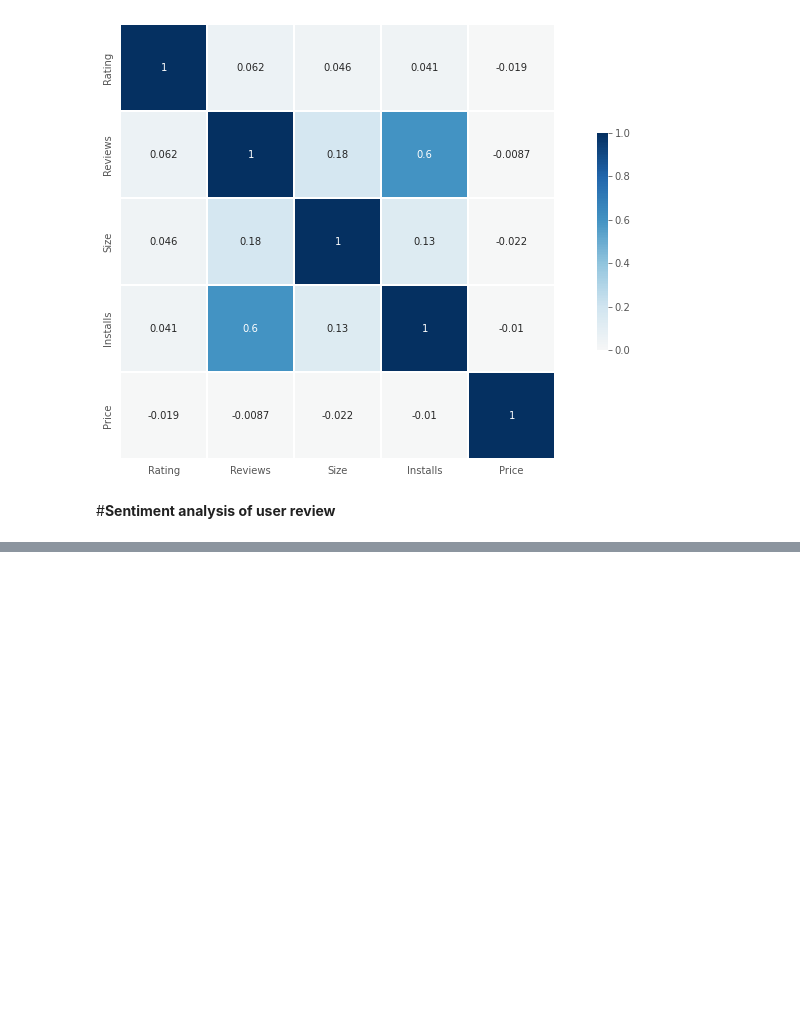
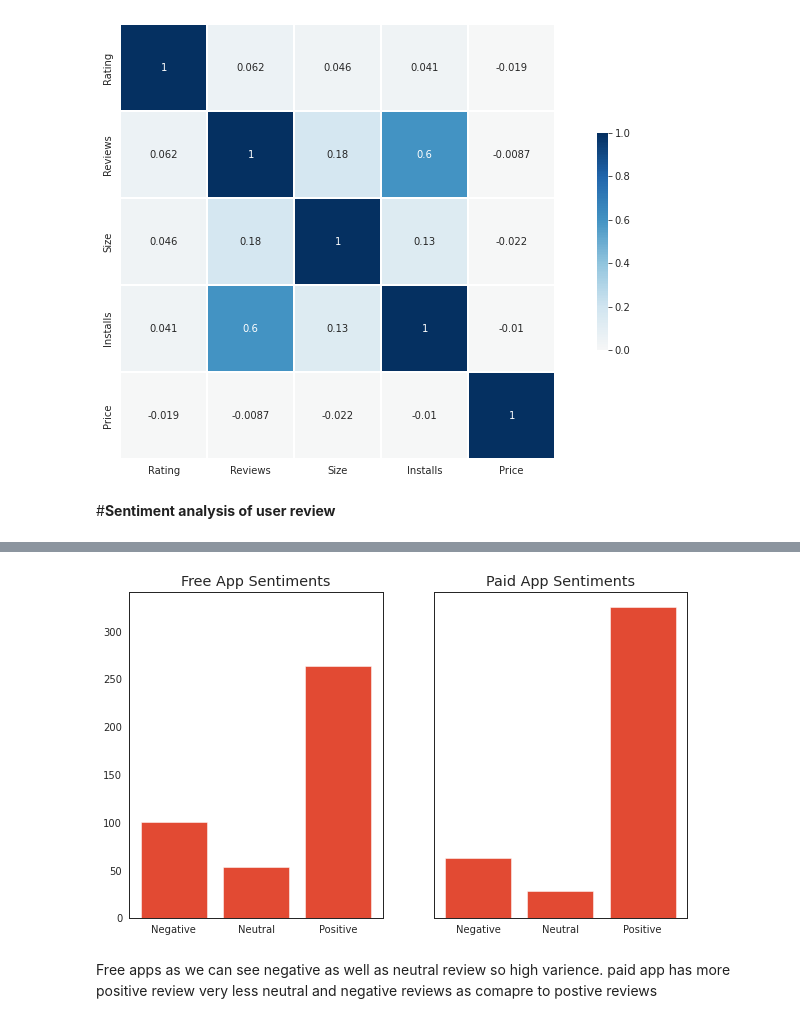
Before and after one commit to RishikaVerma21/Play-Store-Review-Analysis, a Jupyter notebook: Play_store_analysis_and_sentiment_analysis.ipynb, the cells around one changed output, grey strips where cells are left out. Drawn from its saved outputs; the diff is of its cells as text; code cells hidden in the pictures; blank space fills up the shorter version.

```diff
--- a/Play_store_analysis_and_sentiment_analysis.ipynb
+++ b/Play_store_analysis_and_sentiment_analysis.ipynb
@@ -646,0 +712,4 @@ plt.gcf().set_size_inches(15, 8)
+# %%
+# A dataframe for each app type
+free_apps = sentiment_df[sentiment_df["Type"] == "Free"]
+paid_apps = sentiment_df[sentiment_df["Type"] == "Paid"]
@@ -646,0 +735,40 @@ plt.gcf().set_size_inches(15, 8)
+# %%
+# Reset index, then drop the old index column when it is moved to the right as a new column
+paid_apps = paid_apps.reset_index().drop(columns=["index"])
+free_apps = free_apps.reset_index().drop(columns=["index"])
+
+# Generate a list of random indexes applicable to free_apps
+random_indexes = np.random.choice(len(free_apps)-1, len(paid_apps), replace=False)
+
+# Shorten free_apps to the same size of paid_apps & using a random selection
+free_apps = free_apps.iloc[random_indexes]
+
+# Reset index of free_apps
+free_apps = free_apps.reset_index().drop(columns=["index"])
+# %%
+# Generate values & counts for Sentiment columns in our dataframes & put them in dictionaries
+val_ct_free = np.unique(free_apps['Sentiment'],return_counts=True)
+free_data = {value: count for value, count in zip(val_ct_free[0],val_ct_free[1])}
+
+val_ct_paid = np.unique(paid_apps['Sentiment'],return_counts=True)
+paid_data = {value: count for value, count in zip(val_ct_paid[0],val_ct_paid[1])}
+
+
+# Put values and counts each in a different variable for use in plots, taken from dictionaries
+free_names = list(free_data.keys())
+free_values = list(free_data.values())
+paid_names = list(paid_data.keys())
+paid_values = list(paid_data.values())
+
+
+# Create a figure containing plots for each app type, sharing the y-axis for comparison
+fig, axs = plt.subplots(1, 2, figsize=(10, 6),sharey=True)
+axs[0].bar(free_names, free_values)
+axs[0].set_title("Free App Sentiments")
+axs[1].bar(paid_names, paid_values)
+axs[1].set_title("Paid App Sentiments")
+plt.show()
+# %% [output]
+[figure, added]
+# %% [markdown]
+Free apps as we can see negative as well as neutral review so high varience. paid app has more positive review very less neutral and negative reviews as comapre to postive reviews
```
Also changed, not shown: parts of 14 cells of this notebook.
